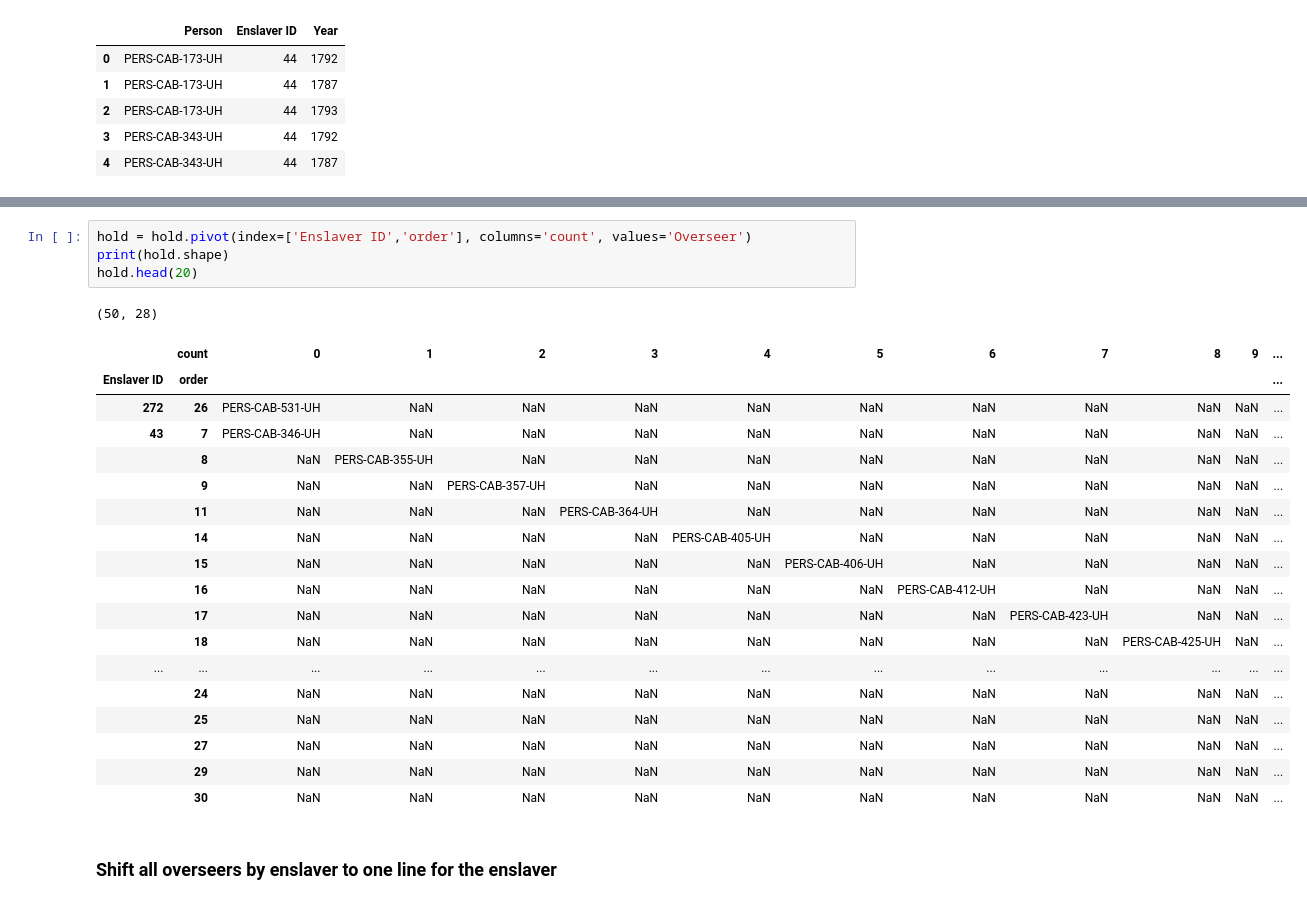
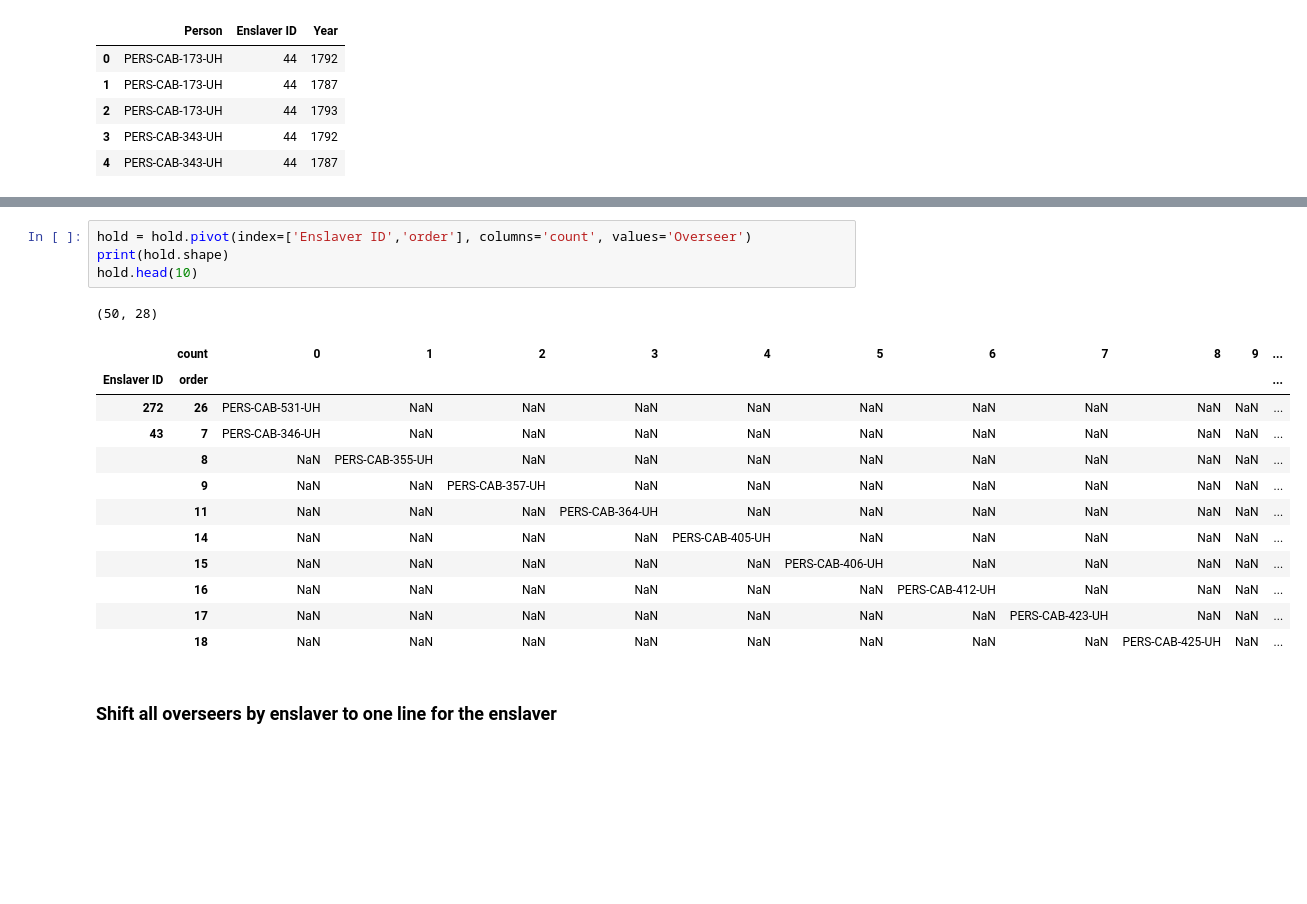
Before and after one commit to turtlek/CabellFamSociety, a Jupyter notebook: EnslavedData_UnionHill.ipynb, the cells around one changed output, grey strips where cells are left out. Cells and saved outputs as stored; diff of their text form; blank space fills up the shorter version.

```diff
--- a/EnslavedData_UnionHill.ipynb
+++ b/EnslavedData_UnionHill.ipynb
@@ -1238,27 +1127,21 @@ hold.head()
 # %%
 hold = hold.pivot(index=['Enslaver ID','order'], columns='count', values='Overseer')
 print(hold.shape)
-hold.head(20)
+hold.head(10)
 # %% [output]
 (50, 28)
 |  | count | 0 | 1 | 2 | 3 | 4 | 5 | 6 | 7 | 8 | 9 | ... |
 | Enslaver ID | order |  |  |  |  |  |  |  |  |  |  | ... |
 | 272 | 26 | PERS-CAB-531-UH | NaN | NaN | NaN | NaN | NaN | NaN | NaN | NaN | NaN | ... |
 | 43 | 7 | PERS-CAB-346-UH | NaN | NaN | NaN | NaN | NaN | NaN | NaN | NaN | NaN | ... |
 |  | 8 | NaN | PERS-CAB-355-UH | NaN | NaN | NaN | NaN | NaN | NaN | NaN | NaN | ... |
 |  | 9 | NaN | NaN | PERS-CAB-357-UH | NaN | NaN | NaN | NaN | NaN | NaN | NaN | ... |
 |  | 11 | NaN | NaN | NaN | PERS-CAB-364-UH | NaN | NaN | NaN | NaN | NaN | NaN | ... |
 |  | 14 | NaN | NaN | NaN | NaN | PERS-CAB-405-UH | NaN | NaN | NaN | NaN | NaN | ... |
 |  | 15 | NaN | NaN | NaN | NaN | NaN | PERS-CAB-406-UH | NaN | NaN | NaN | NaN | ... |
 |  | 16 | NaN | NaN | NaN | NaN | NaN | NaN | PERS-CAB-412-UH | NaN | NaN | NaN | ... |
 |  | 17 | NaN | NaN | NaN | NaN | NaN | NaN | NaN | PERS-CAB-423-UH | NaN | NaN | ... |
 |  | 18 | NaN | NaN | NaN | NaN | NaN | NaN | NaN | NaN | PERS-CAB-425-UH | NaN | ... |
-| ... | ... | ... | ... | ... | ... | ... | ... | ... | ... | ... | ... | ... |
-|  | 24 | NaN | NaN | NaN | NaN | NaN | NaN | NaN | NaN | NaN | NaN | ... |
-|  | 25 | NaN | NaN | NaN | NaN | NaN | NaN | NaN | NaN | NaN | NaN | ... |
-|  | 27 | NaN | NaN | NaN | NaN | NaN | NaN | NaN | NaN | NaN | NaN | ... |
-|  | 29 | NaN | NaN | NaN | NaN | NaN | NaN | NaN | NaN | NaN | NaN | ... |
-|  | 30 | NaN | NaN | NaN | NaN | NaN | NaN | NaN | NaN | NaN | NaN | ... |
 # %% [markdown]
 ### Shift all overseers by enslaver to one line for the enslaver
 # %%
```
Also changed, not shown: parts of 112 cells of this notebook.
